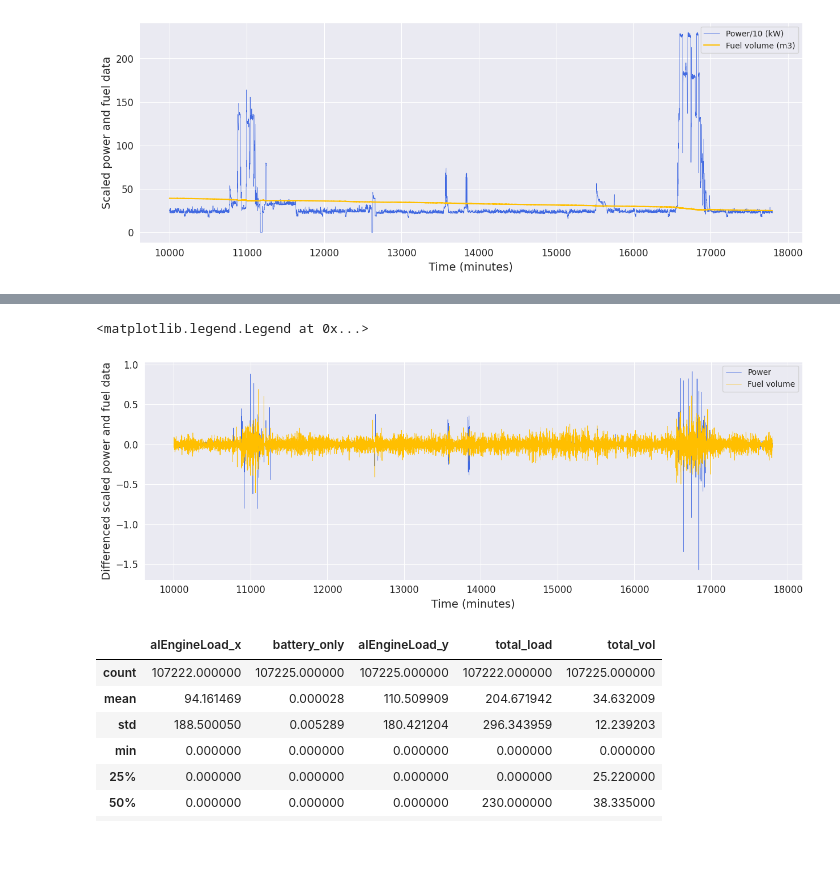
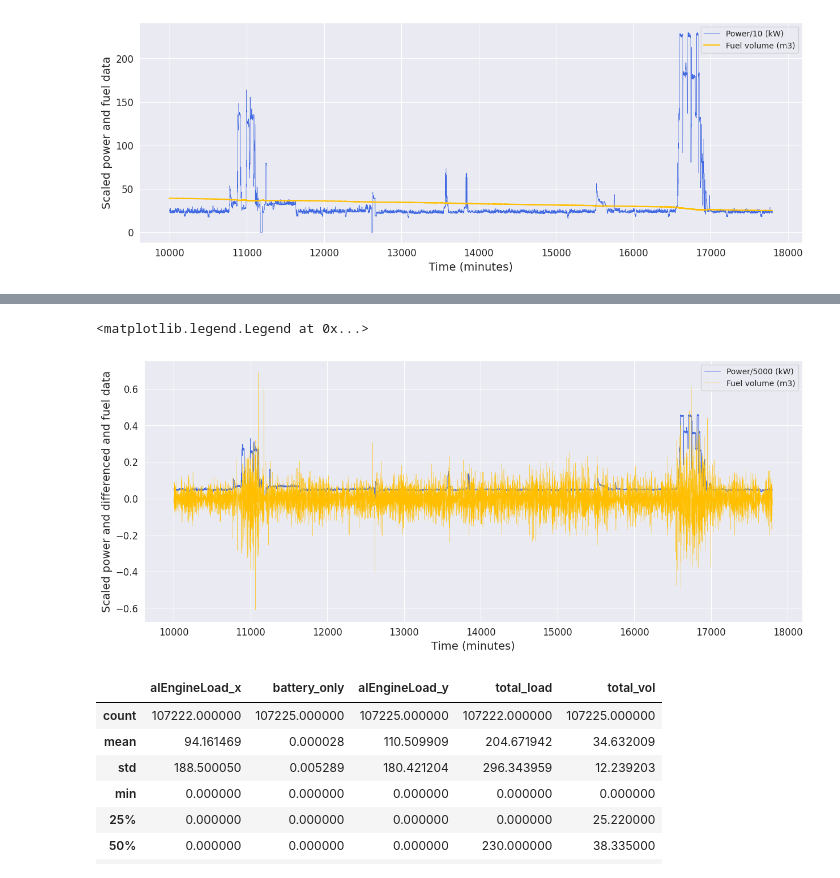
Before and after one commit to danjhk/battery_AD, a Jupyter notebook: eda_UIPA.ipynb, the cells around one changed output, grey strips where cells are left out. Saved outputs shown, nothing was run; the diff lists cells and outputs as text; code cells hidden in the pictures; blank space fills up the shorter version.

```diff
--- a/eda_UIPA.ipynb
+++ b/eda_UIPA.ipynb
@@ -361,21 +361,21 @@ See the caveats in the documentation: https://pandas.pydata.org/pandas-docs/stab
 # %%
 # Proof that the fuel consumption increases with the engine power
 
 sns.set_style('darkgrid')
-plt.figure(figsize=(15, 5))
+plt.figure(figsize=(15, 6))
 
-(engine_and_fuel_df["total_load"].loc[engine_noise_start_point:engine_noise_end_point].diff()/1000).plot(color='royalblue', linewidth=0.5)
-engine_and_fuel_df["total_vol"].loc[engine_noise_start_point:engine_noise_end_point].diff().plot(color='#FFBF00', linewidth=0.5)
+(engine_and_fuel_df["total_load"].loc[engine_noise_start_point:engine_noise_end_point]/5000).plot(color='royalblue', linewidth=0.75)
+engine_and_fuel_df["total_vol"].loc[engine_noise_start_point:engine_noise_end_point].diff().plot(color='#FFBF00', linewidth=0.25)
 
 # Customizing the plot
 plt.xlabel('Time (minutes)', fontsize=14)
-plt.ylabel('Differenced scaled power and fuel data', fontsize=14)
+plt.ylabel('Scaled power and differenced and fuel data', fontsize=14)
 plt.xticks(fontsize=12)
 plt.yticks(fontsize=12)
-plt.legend(["Power", "Fuel volume"])
+plt.legend(["Power/5000 (kW)", "Fuel volume (m3)"])
 # %% [output]
 <matplotlib.legend.Legend at 0x...>
-[figure, old version]
+[figure, new version]
 # %%
 engine_and_fuel_df.describe()
 # %% [output]
```
